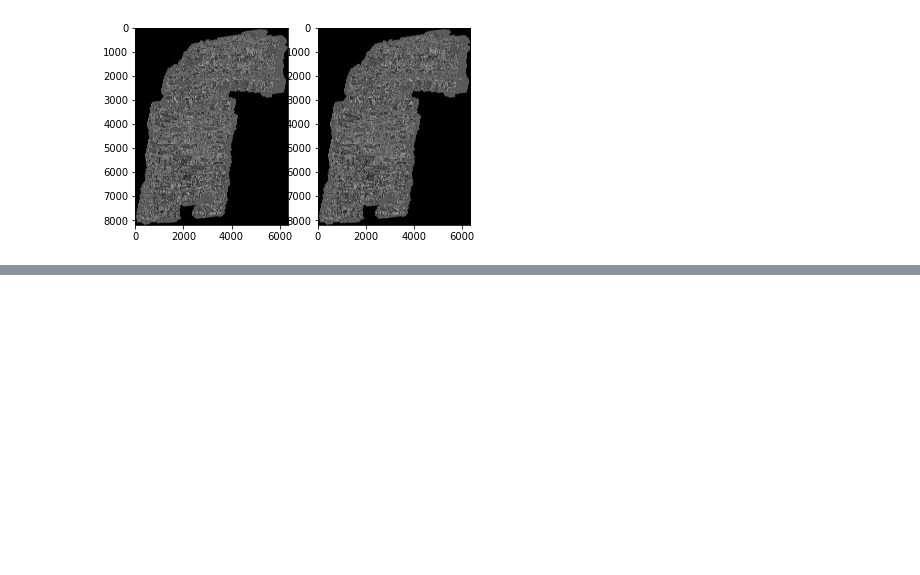
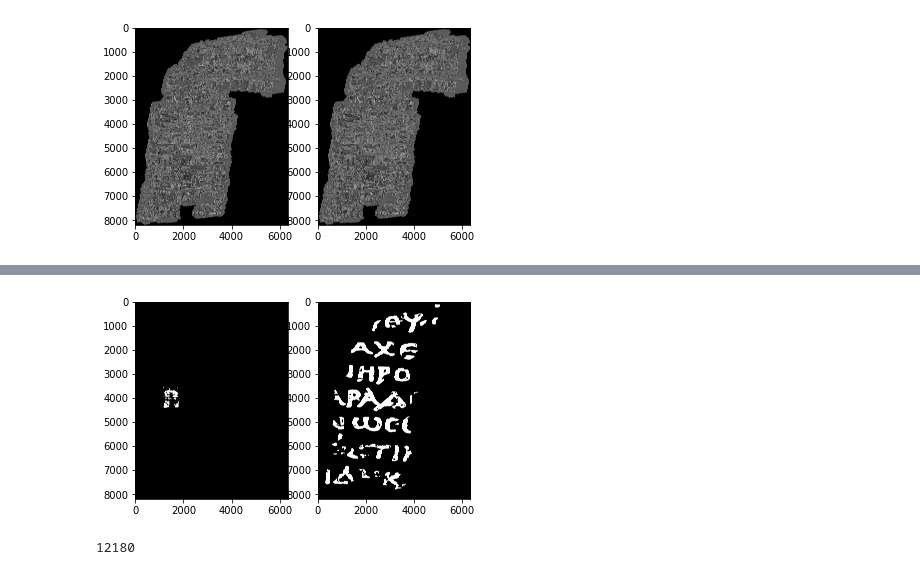
Before and after one commit to Molten-Ice/Deep-Learning, a Jupyter notebook: VesuviusChallenge/VesuviusChallenge_nb1.ipynb, the cells around one changed output, grey strips where cells are left out. Saved outputs shown, nothing was run; the diff lists cells and outputs as text; code cells hidden in the pictures; blank space fills up the shorter version.

```diff
--- a/VesuviusChallenge/VesuviusChallenge_nb1.ipynb
+++ b/VesuviusChallenge/VesuviusChallenge_nb1.ipynb
@@ -125,0 +271,8 @@ torch.Size([5, 8181, 6330])
+# %%
+THRESHOLD = 0.4
+fig, (ax1, ax2) = plt.subplots(1, 2)
+ax1.imshow(output.gt(THRESHOLD).cpu(), cmap='gray')
+ax2.imshow(label.cpu(), cmap='gray')
+plt.show()
+# %% [output]
+[figure, added]
@@ -125,0 +292,4 @@ torch.Size([5, 8181, 6330])
+# %%
+len(list(rle_output.split(' ')))
+# %% [output]
+12180
```
Also changed, not shown: parts of 14 cells of this notebook.
